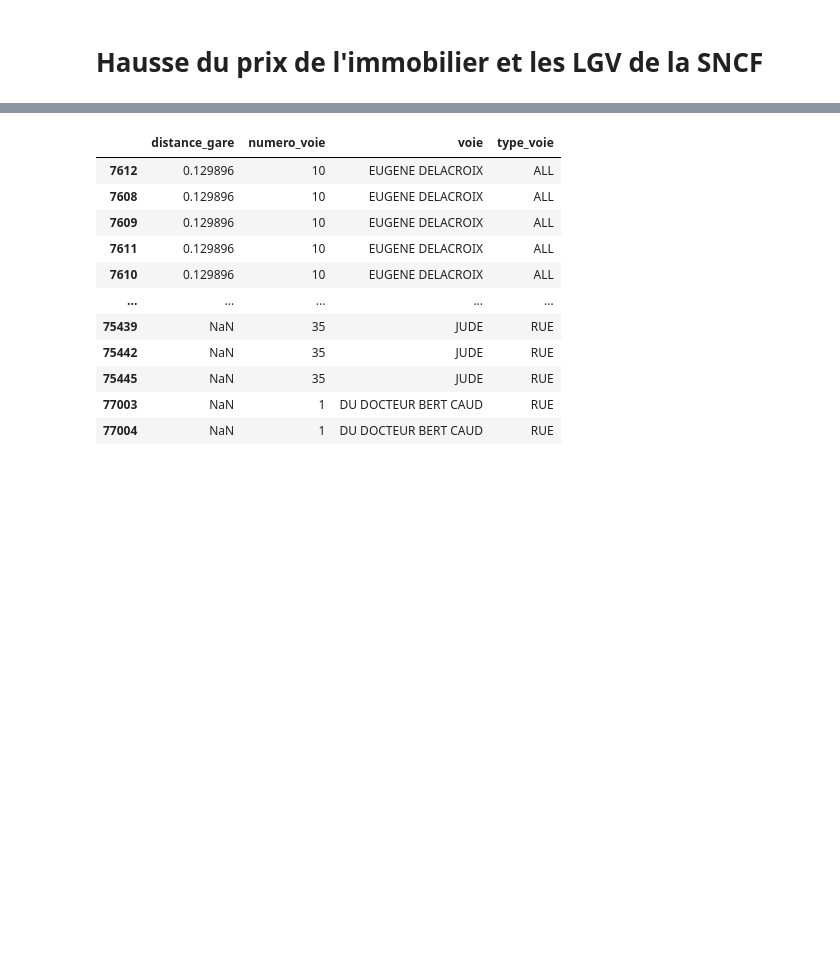
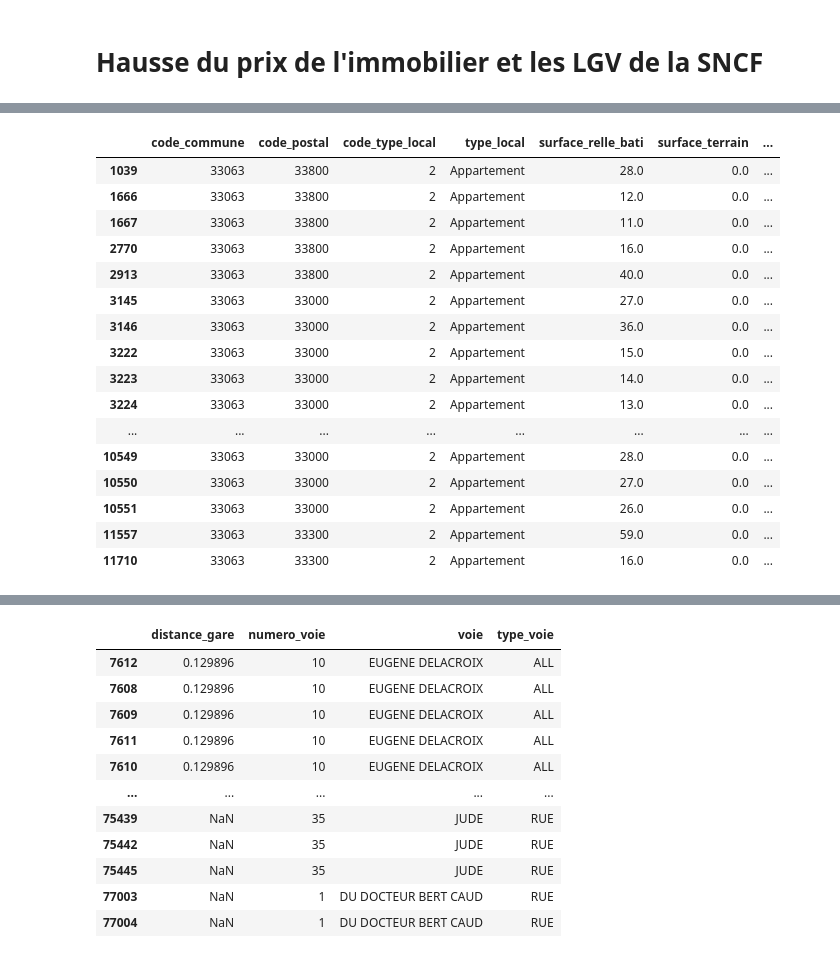
Before and after one commit to mdlbm/SNCF-Immobilier, a Jupyter notebook: Projet.ipynb, the cells around one changed output, grey strips where cells are left out. Saved outputs shown, nothing was run; the diff lists cells and outputs as text; code cells hidden in the pictures; blank space fills up the shorter version.

```diff
--- a/Projet.ipynb
+++ b/Projet.ipynb
@@ -272,2 +245,22 @@ ValueError: ignored
+# %%
+data_json[data_json['valeur_m2']>10000] #Vérification de valeur extrême ou non
+# %% [output]
+|  | code_commune | code_postal | code_type_local | type_local | surface_relle_bati | surface_terrain | ... |
+| 1039 | 33063 | 33800 | 2 | Appartement | 28.0 | 0.0 | ... |
+| 1666 | 33063 | 33800 | 2 | Appartement | 12.0 | 0.0 | ... |
+| 1667 | 33063 | 33800 | 2 | Appartement | 11.0 | 0.0 | ... |
+| 2770 | 33063 | 33800 | 2 | Appartement | 16.0 | 0.0 | ... |
+| 2913 | 33063 | 33800 | 2 | Appartement | 40.0 | 0.0 | ... |
+| 3145 | 33063 | 33000 | 2 | Appartement | 27.0 | 0.0 | ... |
+| 3146 | 33063 | 33000 | 2 | Appartement | 36.0 | 0.0 | ... |
+| 3222 | 33063 | 33000 | 2 | Appartement | 15.0 | 0.0 | ... |
+| 3223 | 33063 | 33000 | 2 | Appartement | 14.0 | 0.0 | ... |
+| 3224 | 33063 | 33000 | 2 | Appartement | 13.0 | 0.0 | ... |
+| ... | ... | ... | ... | ... | ... | ... | ... |
+| 10549 | 33063 | 33000 | 2 | Appartement | 28.0 | 0.0 | ... |
+| 10550 | 33063 | 33000 | 2 | Appartement | 27.0 | 0.0 | ... |
+| 10551 | 33063 | 33000 | 2 | Appartement | 26.0 | 0.0 | ... |
+| 11557 | 33063 | 33300 | 2 | Appartement | 59.0 | 0.0 | ... |
+| 11710 | 33063 | 33300 | 2 | Appartement | 16.0 | 0.0 | ... |
 # %%
 # Aperçu des données
```
Also changed, not shown: parts of 11 cells of this notebook.
